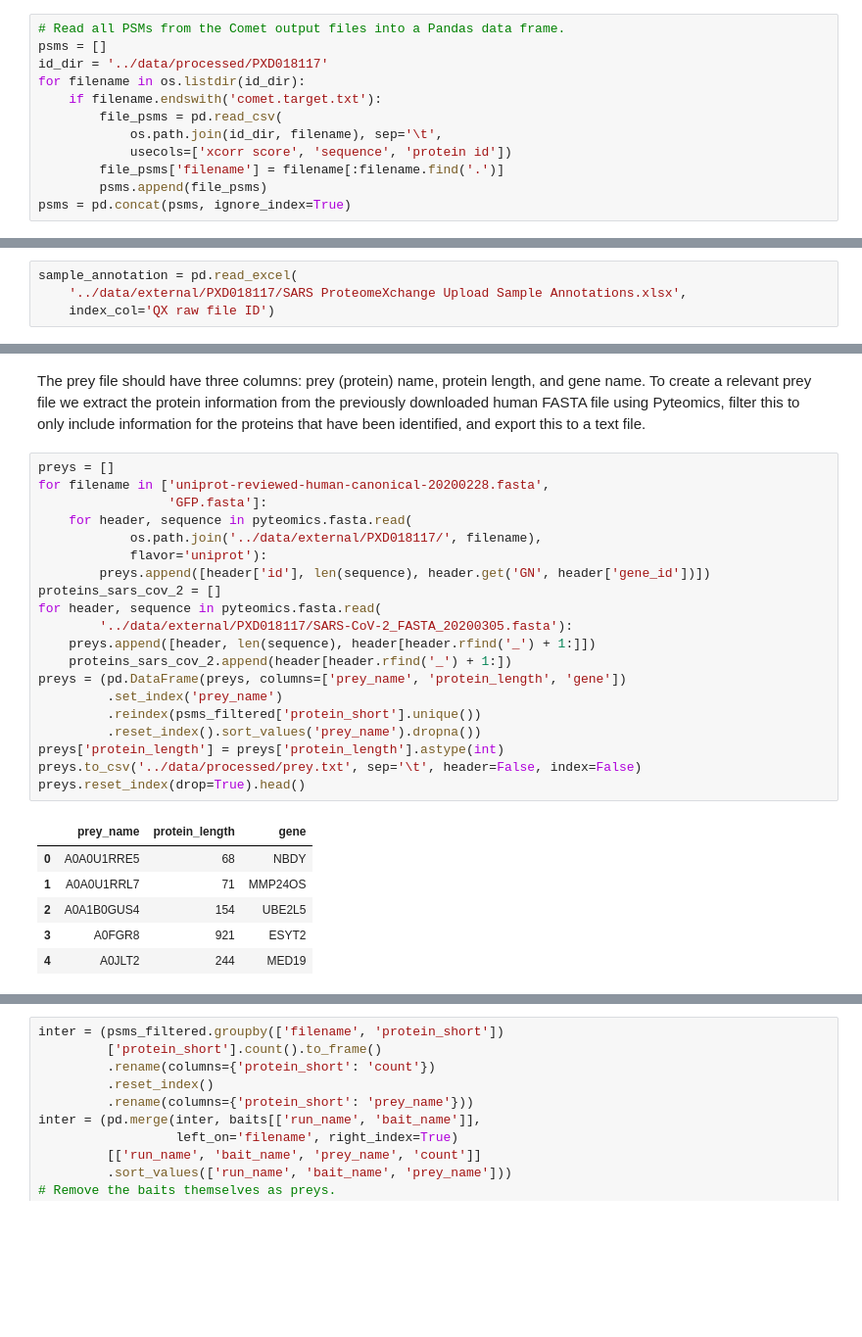
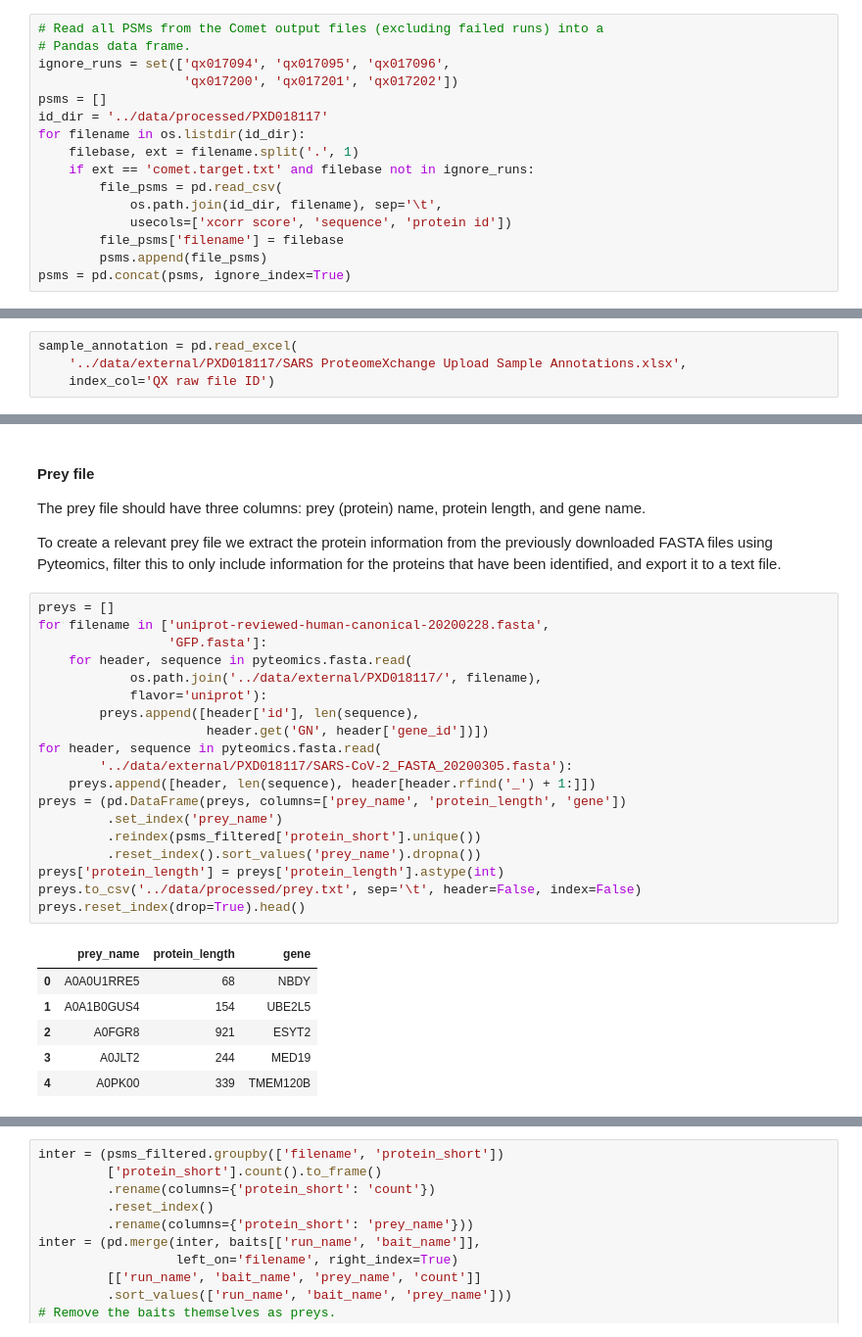
Before and after one commit to bittremieux/sars_cov_2, a Jupyter notebook: ppi_demo.ipynb, the cells around one changed output, grey strips where cells are left out. Shown at 98% size. Cells and saved outputs as stored; diff of their text form; blank space fills up the shorter version.

```diff
--- a/ppi_demo.ipynb
+++ b/ppi_demo.ipynb
@@ -86,15 +98,19 @@ First all PSMs are read from the different Comet output files and they are joint
 # %%
 psm_fdr = protein_fdr = 0.01
 # %%
-# Read all PSMs from the Comet output files into a Pandas data frame.
+# Read all PSMs from the Comet output files (excluding failed runs) into a
+# Pandas data frame.
+ignore_runs = set(['qx017094', 'qx017095', 'qx017096',
+                   'qx017200', 'qx017201', 'qx017202'])
 psms = []
 id_dir = '../data/processed/PXD018117'
 for filename in os.listdir(id_dir):
-    if filename.endswith('comet.target.txt'):
+    filebase, ext = filename.split('.', 1)
+    if ext == 'comet.target.txt' and filebase not in ignore_runs:
         file_psms = pd.read_csv(
             os.path.join(id_dir, filename), sep='\t',
             usecols=['xcorr score', 'sequence', 'protein id'])
-        file_psms['filename'] = filename[:filename.find('.')]
+        file_psms['filename'] = filebase
         psms.append(file_psms)
 psms = pd.concat(psms, ignore_index=True)
 # %%
@@ -154,30 +188,33 @@ baits.reset_index(drop=True).head()
 # %% [markdown]
-The prey file should have three columns: prey (protein) name, protein length, and gene name. To create a relevant prey file we extract the protein information from the previously downloaded human FASTA file using Pyteomics, filter this to only include information for the proteins that have been identified, and export this to a text file.
+#### Prey file
+
+The prey file should have three columns: prey (protein) name, protein length, and gene name.
+
+To create a relevant prey file we extract the protein information from the previously downloaded FASTA files using Pyteomics, filter this to only include information for the proteins that have been identified, and export it to a text file.
 # %%
 preys = []
 for filename in ['uniprot-reviewed-human-canonical-20200228.fasta',
                  'GFP.fasta']:
     for header, sequence in pyteomics.fasta.read(
             os.path.join('../data/external/PXD018117/', filename),
             flavor='uniprot'):
-        preys.append([header['id'], len(sequence), header.get('GN', header['gene_id'])])
-proteins_sars_cov_2 = []
+        preys.append([header['id'], len(sequence),
+                      header.get('GN', header['gene_id'])])
 for header, sequence in pyteomics.fasta.read(
         '../data/external/PXD018117/SARS-CoV-2_FASTA_20200305.fasta'):
     preys.append([header, len(sequence), header[header.rfind('_') + 1:]])
-    proteins_sars_cov_2.append(header[header.rfind('_') + 1:])
 preys = (pd.DataFrame(preys, columns=['prey_name', 'protein_length', 'gene'])
          .set_index('prey_name')
          .reindex(psms_filtered['protein_short'].unique())
          .reset_index().sort_values('prey_name').dropna())
 preys['protein_length'] = preys['protein_length'].astype(int)
 preys.to_csv('../data/processed/prey.txt', sep='\t', header=False, index=False)
 preys.reset_index(drop=True).head()
 # %% [output]
 |  | prey_name | protein_length | gene |
 | 0 | A0A0U1RRE5 | 68 | NBDY |
-| 1 | A0A0U1RRL7 | 71 | MMP24OS |
-| 2 | A0A1B0GUS4 | 154 | UBE2L5 |
-| 3 | A0FGR8 | 921 | ESYT2 |
-| 4 | A0JLT2 | 244 | MED19 |
+| 1 | A0A1B0GUS4 | 154 | UBE2L5 |
+| 2 | A0FGR8 | 921 | ESYT2 |
+| 3 | A0JLT2 | 244 | MED19 |
+| 4 | A0PK00 | 339 | TMEM120B |
 # %% [markdown]
```
Also changed, not shown: parts of 37 cells of this notebook.
